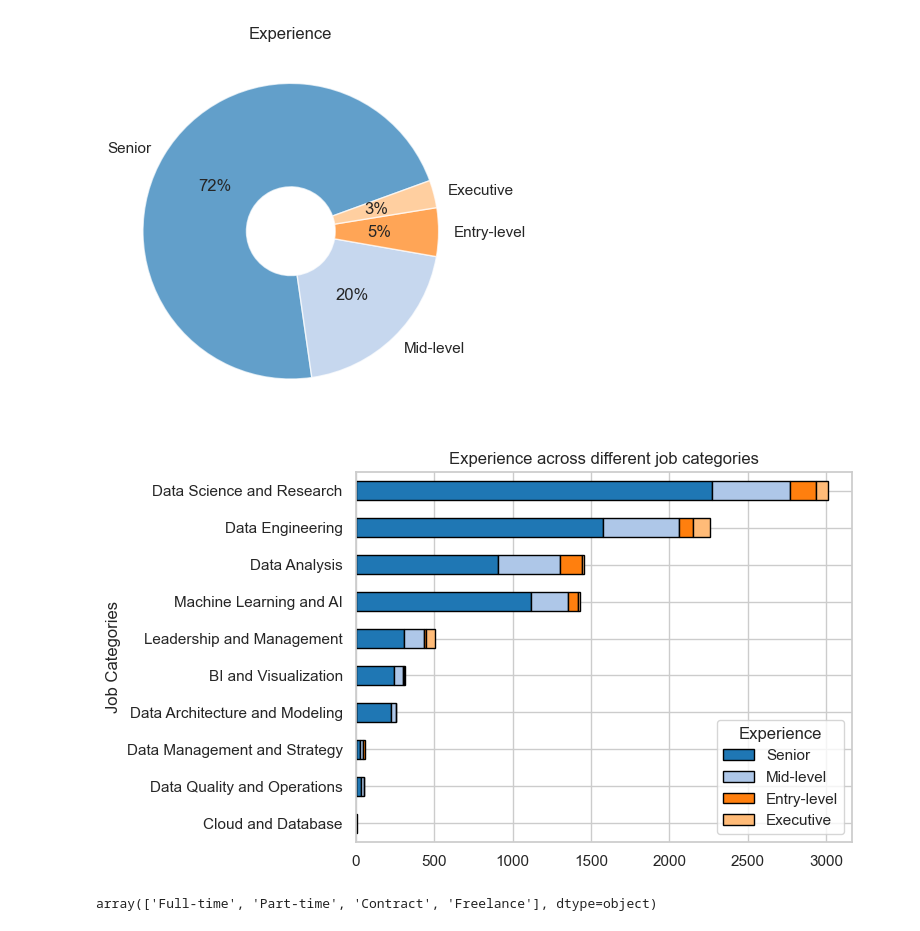
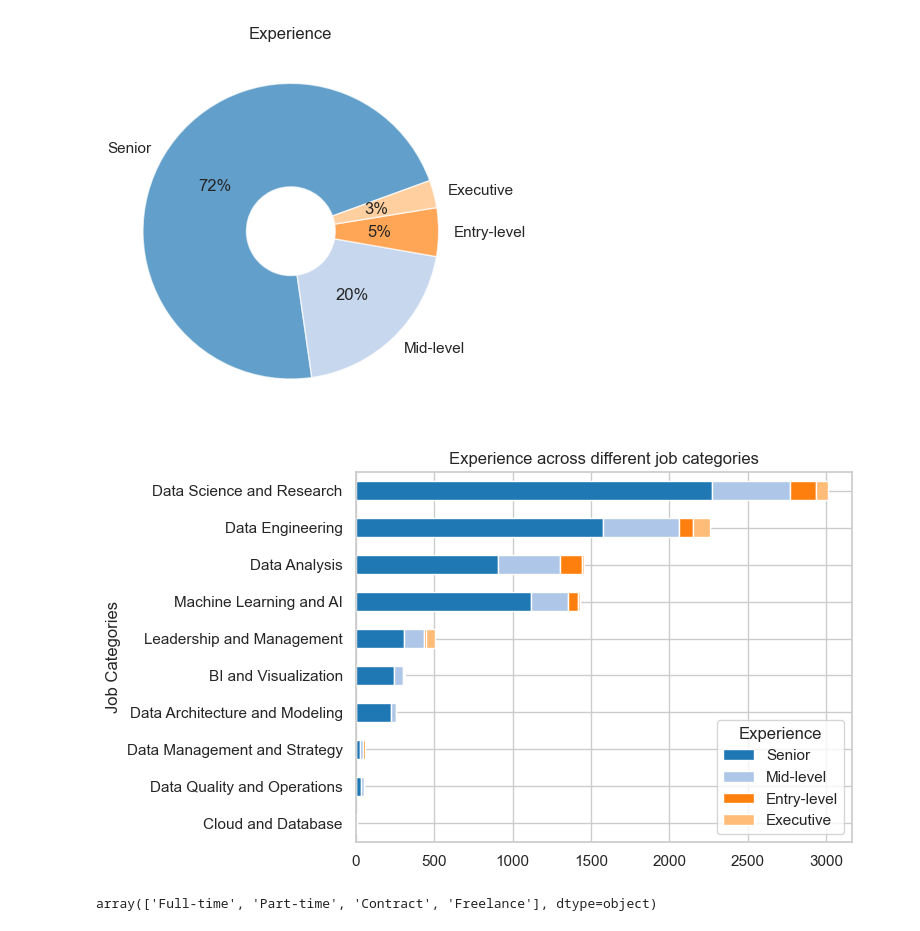
Before and after one commit to DaniloGrujic/data-jobs, a Jupyter notebook: Jobs In Data.ipynb, the cells around one changed output. Drawn from its saved outputs; the diff is of its cells as text; code cells hidden in the pictures.

```diff
--- a/Jobs In Data.ipynb
+++ b/Jobs In Data.ipynb
@@ -78,21 +78,20 @@ plt.show()
 # %%
 job_category_experience = df[['job_category', 'experience_level']]
 category_experience_counts = job_category_experience.groupby(['job_category', 'experience_level']).size().unstack(fill_value=0)
 category_experience_counts = category_experience_counts[['Senior', 'Mid-level', 'Entry-level', 'Executive']]
 category_experience_counts['TotalJobs'] = category_experience_counts.sum(axis=1)
 ax = category_experience_counts.sort_values(by='TotalJobs', ascending=True).drop(columns='TotalJobs').plot(
     kind='barh',
     title='Experience across different job categories',
     ylabel='Job Categories',
     stacked=True,
-    color=plt.cm.tab20(np.arange(len(df))),
-    edgecolor='black')
+    color=plt.cm.tab20(np.arange(len(df))))
 
 legend = ax.get_legend()
 legend.set_title('Experience')
 plt.show()
 # %% [output]
-[figure, old version]
+[figure, new version]
 # %%
 df['employment_type'].unique()
 # %% [output]
```
Also changed, not shown: parts of 5 cells of this notebook.
